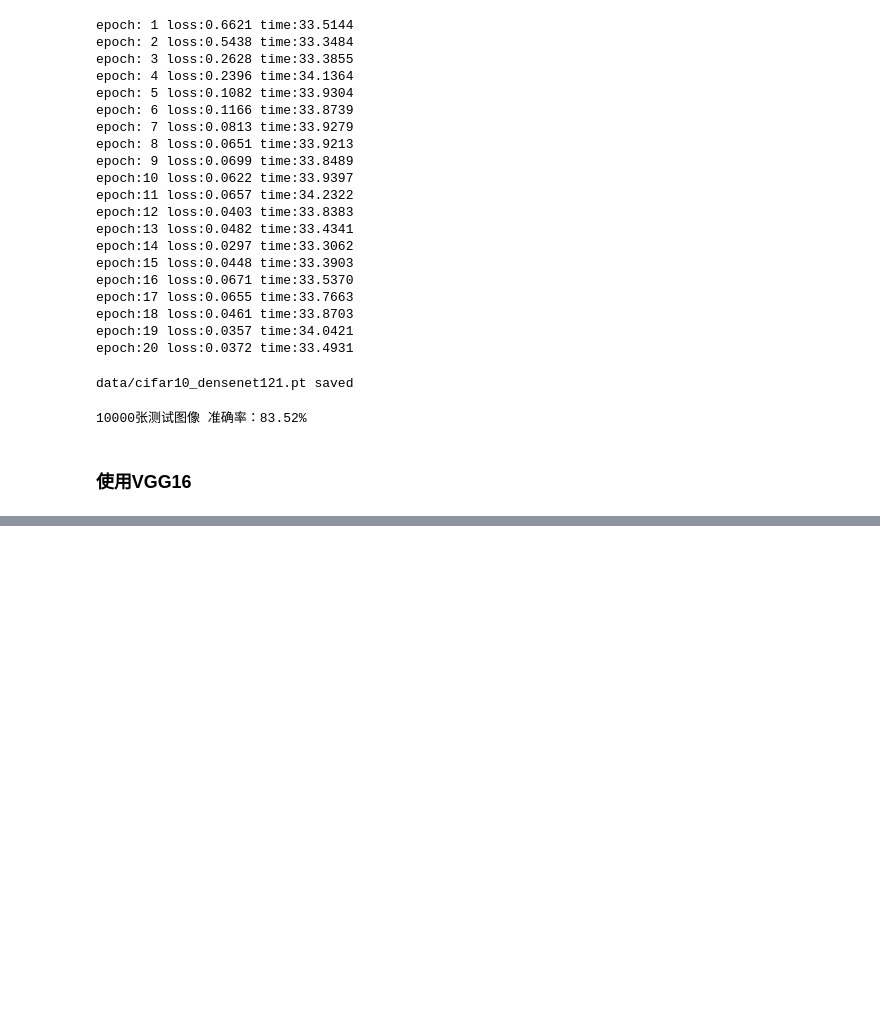
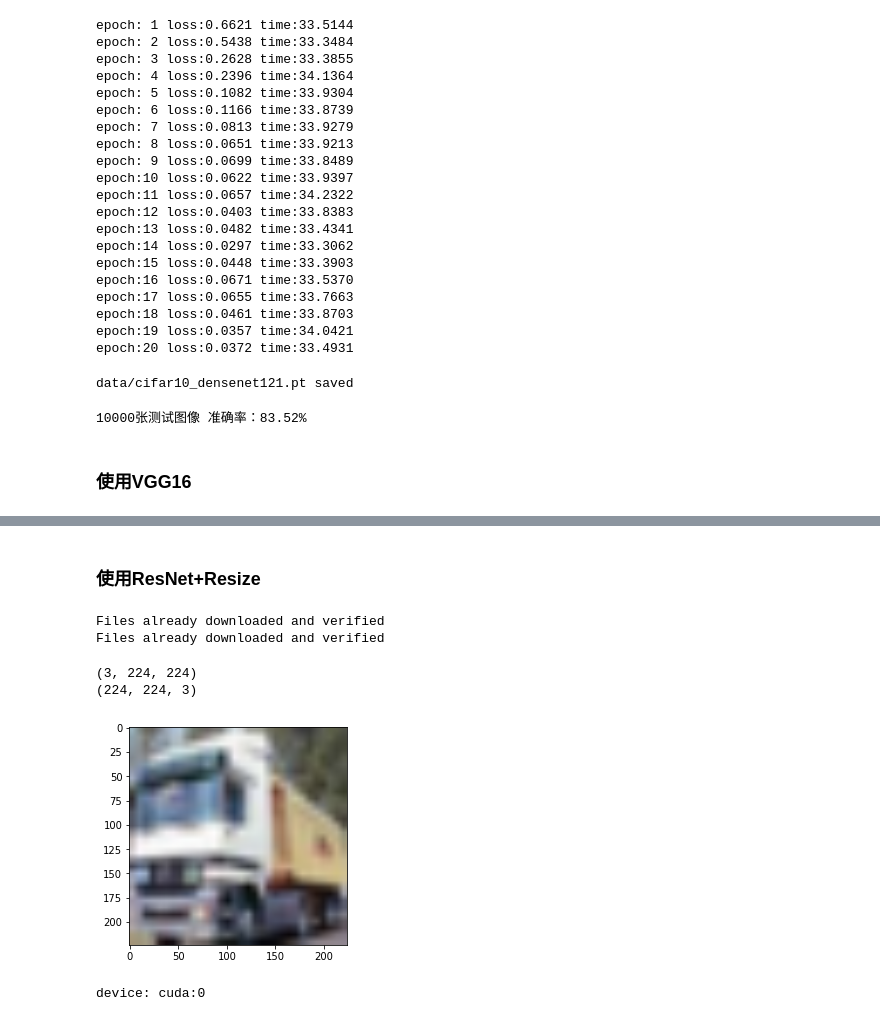
Before and after one commit to MrLinWang/LearnBI_Plus, a Jupyter notebook: 20201011_L07/20201011_L07.ipynb, the cells around one changed output, grey strips where cells are left out. Cells and saved outputs as stored; diff of their text form; code cells hidden in the pictures; blank space fills up the shorter version.

```diff
--- a/20201011_L07/20201011_L07.ipynb
+++ b/20201011_L07/20201011_L07.ipynb
@@ -314,0 +318,2 @@ print("10000张测试图像 准确率：{:.2f}%".format(100.0*correct/total))
+# %% [markdown]
+### 使用ResNet+Resize
@@ -314,0 +328,23 @@ print("10000张测试图像 准确率：{:.2f}%".format(100.0*correct/total))
+# %%
+# 数据预处理
+transformer = transforms.Compose([transforms.Resize((224,224)), transforms.ToTensor()])
+# %%
+# 数据加载
+train_data = datasets.CIFAR10(root='data/cifar10/', train=True, transform=transformer, download=True)
+test_data = datasets.CIFAR10(root='data/cifar10/', train=False, transform=transformer, download=True)
+# %% [output]
+Files already downloaded and verified
+Files already downloaded and verified
+# %%
+import matplotlib.pyplot as plt
+# 输出图像
+temp = train_data[1][0].numpy()
+print(temp.shape)
+temp = temp.transpose(1,2,0)
+print(temp.shape)
+plt.imshow(temp)
+plt.show()
+# %% [output]
+(3, 224, 224)
+(224, 224, 3)
+[figure, added]
@@ -314,0 +363,11 @@ print("10000张测试图像 准确率：{:.2f}%".format(100.0*correct/total))
+# %%
+# 定义损失函数
+criterion = nn.CrossEntropyLoss()
+# 定义优化器
+optimizer = optim.Adam(model.parameters(), lr=LR)
+# 定义device
+device = torch.device('cuda:0' if torch.cuda.is_available() else 'cpu')
+model.to(device)
+print('device:',device)
+# %% [output]
+device: cuda:0
```
Also changed, not shown: parts of 9 cells of this notebook.
